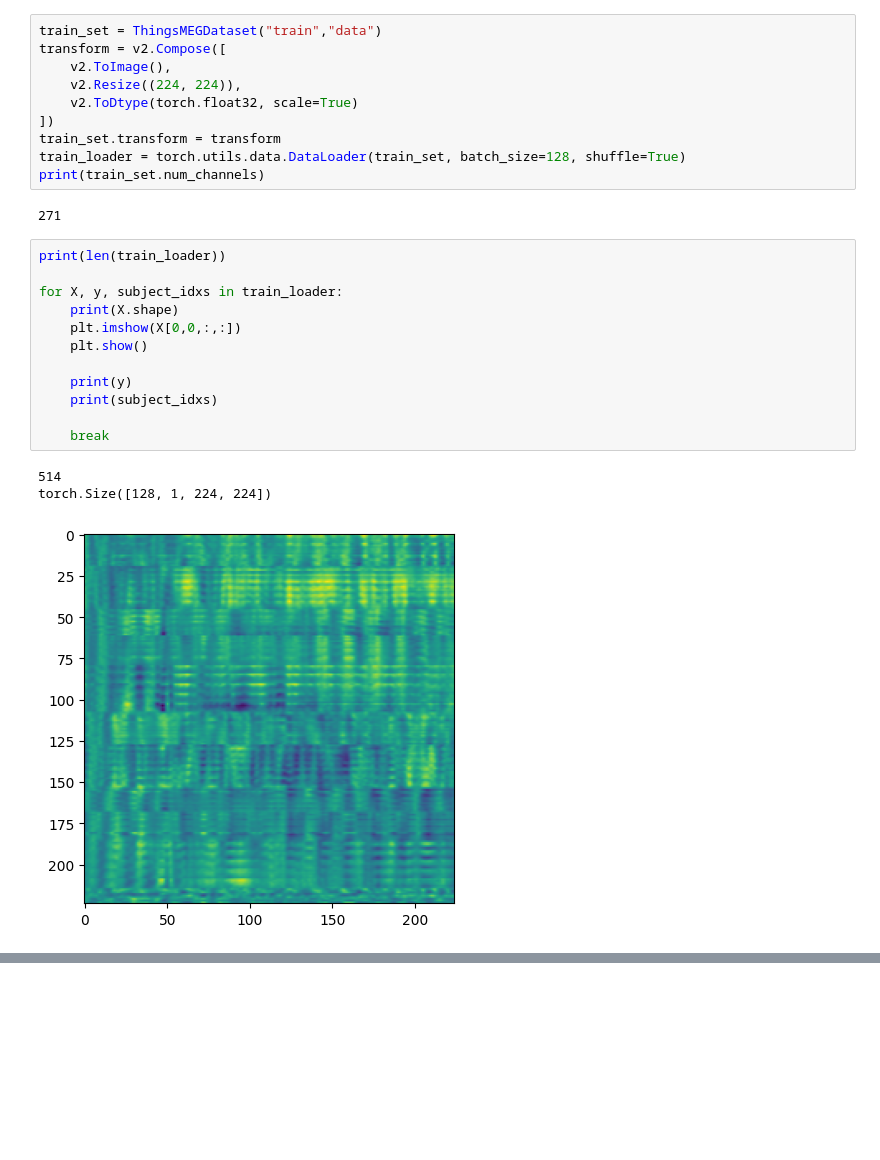
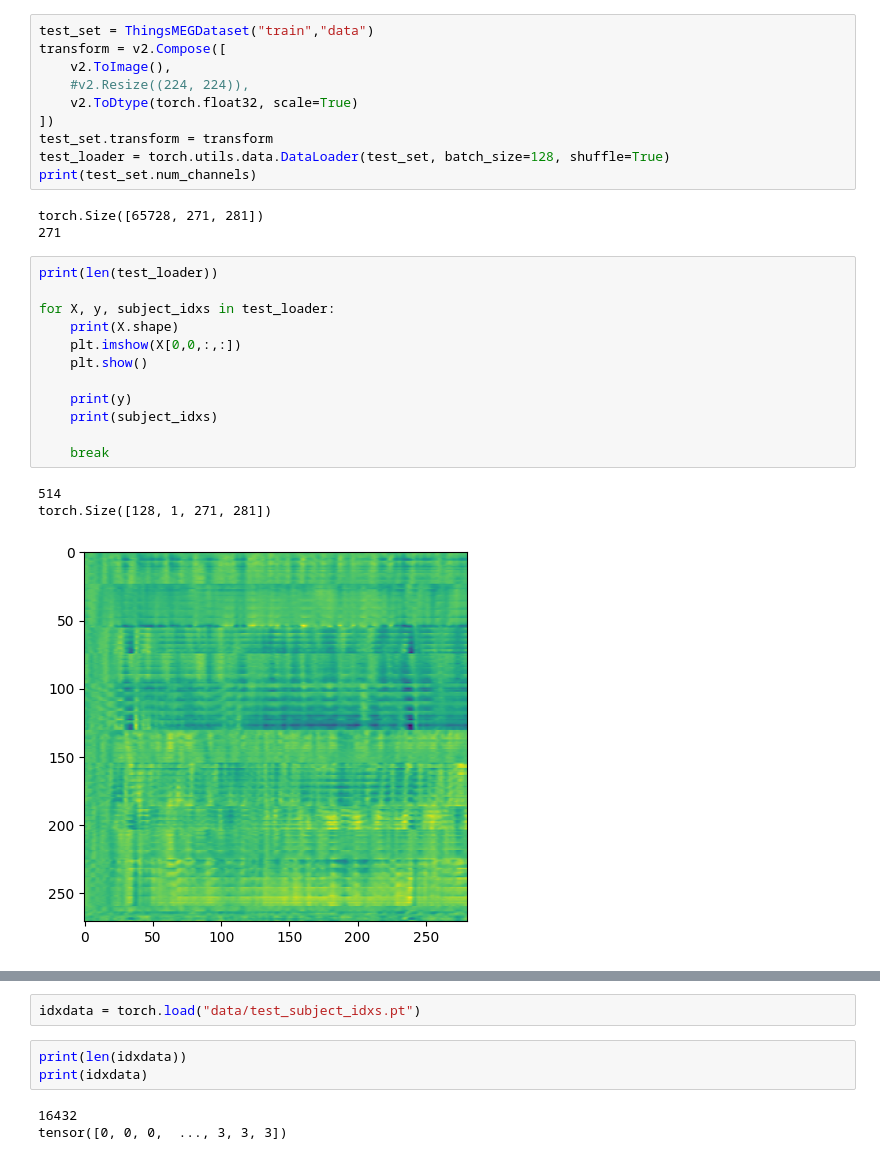
Before and after one commit to kykougaku/dl_lecture_competition_pub, a Jupyter notebook: analyze.ipynb, the cells around one changed output, grey strips where cells are left out. Drawn from its saved outputs; the diff is of its cells as text; blank space fills up the shorter version.

```diff
--- a/analyze.ipynb
+++ b/analyze.ipynb
@@ -17,30 +13,31 @@ from src.datasets import ThingsMEGDataset
 from src.models import BasicConvClassifier
 from src.utils import set_seed
 # %%
-train_set = ThingsMEGDataset("train","data")
+test_set = ThingsMEGDataset("train","data")
 transform = v2.Compose([
     v2.ToImage(),
-    v2.Resize((224, 224)),
+    #v2.Resize((224, 224)),
     v2.ToDtype(torch.float32, scale=True)
 ])
-train_set.transform = transform
-train_loader = torch.utils.data.DataLoader(train_set, batch_size=128, shuffle=True)
-print(train_set.num_channels)
+test_set.transform = transform
+test_loader = torch.utils.data.DataLoader(test_set, batch_size=128, shuffle=True)
+print(test_set.num_channels)
 # %% [output]
+torch.Size([65728, 271, 281])
 271
 # %%
-print(len(train_loader))
+print(len(test_loader))
 
-for X, y, subject_idxs in train_loader:
+for X, y, subject_idxs in test_loader:
     print(X.shape)
     plt.imshow(X[0,0,:,:])
     plt.show()
 
     print(y)
     print(subject_idxs)
 
     break
 # %% [output]
 514
-torch.Size([128, 1, 224, 224])
+torch.Size([128, 1, 271, 281])
-[figure, old version]
+[figure, new version]
@@ -63,0 +61,8 @@ tensor([3, 0, 1, 0, 3, 0, 0, 1, 3, 3, 3, 0, 3, 0, 1, 3, 3, 0, 0, 1, 0, 0, 3, 3,
+# %%
+idxdata = torch.load("data/test_subject_idxs.pt")
+# %%
+print(len(idxdata))
+print(idxdata)
+# %% [output]
+16432
+tensor([0, 0, 0,  ..., 3, 3, 3])
```
Also changed, not shown: parts of 2 cells of this notebook, 10 other files.
